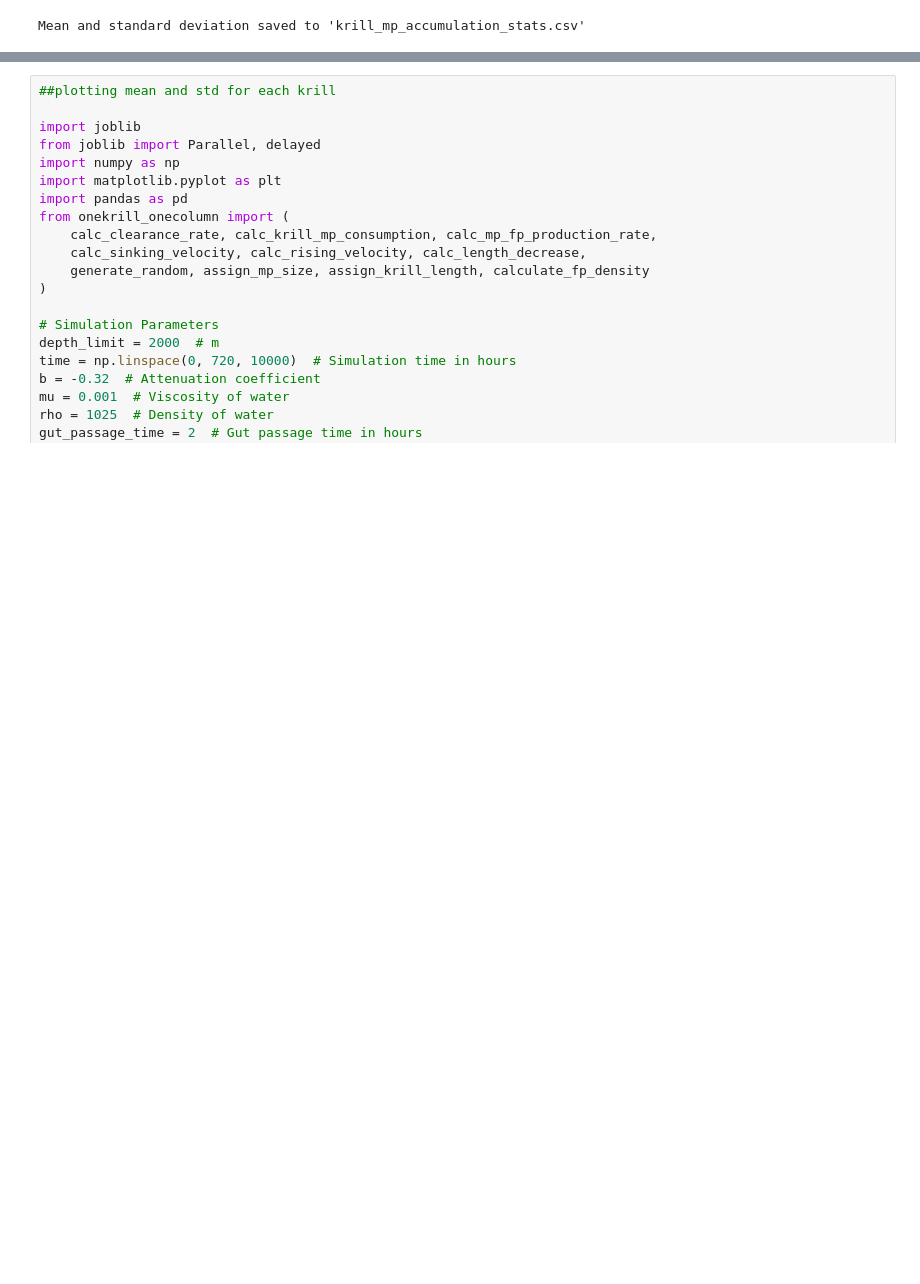
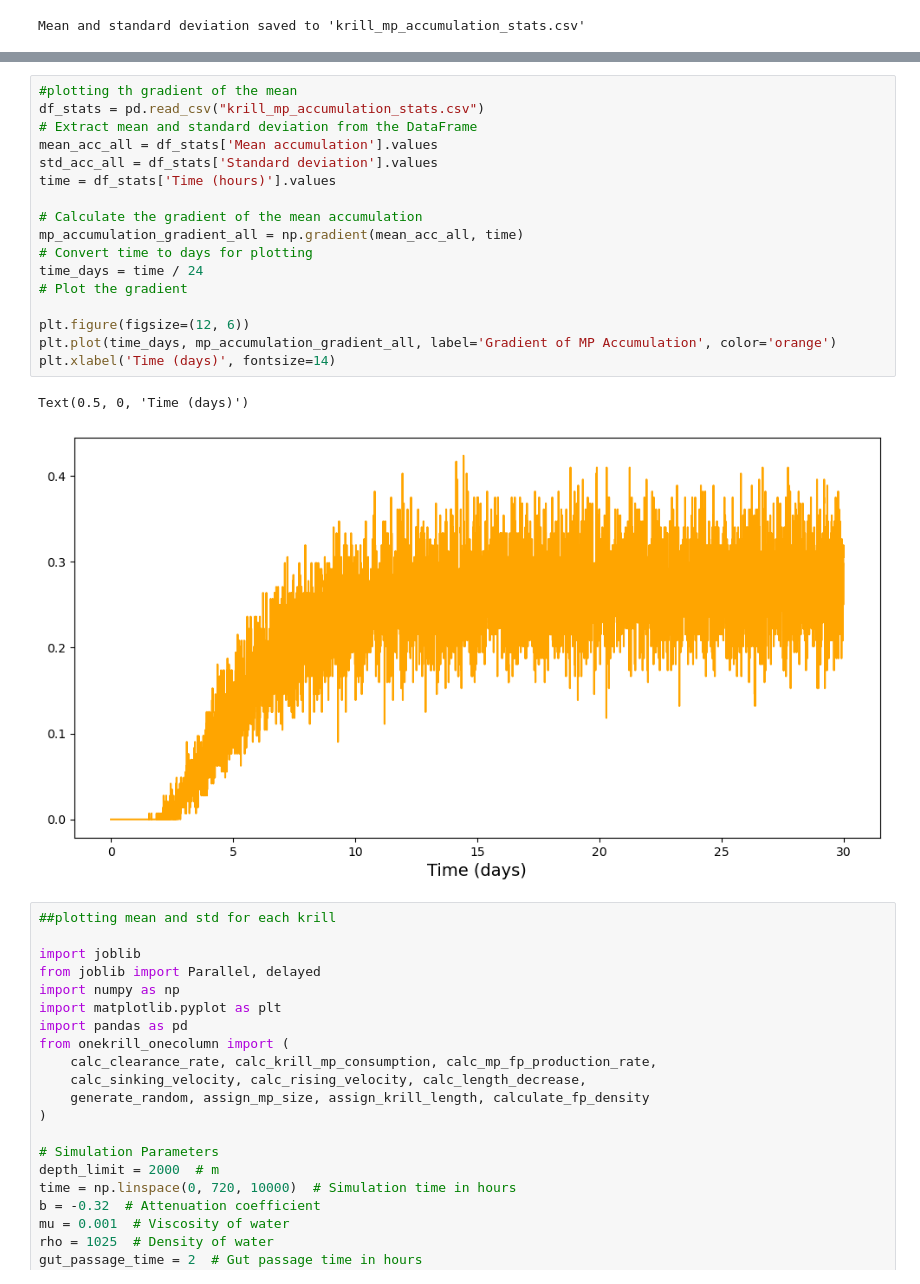
Before and after one commit to bethcandish/Antarctic_Krill, a Jupyter notebook: model_plots.ipynb, the cells around one changed output, grey strips where cells are left out. Drawn from its saved outputs; the diff is of its cells as text; blank space fills up the shorter version.

```diff
--- a/model_plots.ipynb
+++ b/model_plots.ipynb
@@ -574,4 +402,24 @@ Time until first zero accumulation: 2.907290729072907 days
 Average time until first zero accumulation across all simulations: 0.0 days
+# %%
+#plotting th gradient of the mean
+df_stats = pd.read_csv("krill_mp_accumulation_stats.csv")
+# Extract mean and standard deviation from the DataFrame
+mean_acc_all = df_stats['Mean accumulation'].values
+std_acc_all = df_stats['Standard deviation'].values
+time = df_stats['Time (hours)'].values
+
+# Calculate the gradient of the mean accumulation
+mp_accumulation_gradient_all = np.gradient(mean_acc_all, time)
+# Convert time to days for plotting
+time_days = time / 24
+# Plot the gradient
+
+plt.figure(figsize=(12, 6))
+plt.plot(time_days, mp_accumulation_gradient_all, label='Gradient of MP Accumulation', color='orange')
+plt.xlabel('Time (days)', fontsize=14)
+# %% [output]
+Text(0.5, 0, 'Time (days)')
+[figure, added]
 # %%
 ##plotting mean and std for each krill
 
```
Also changed, not shown: parts of 12 cells of this notebook, 3 other files.
